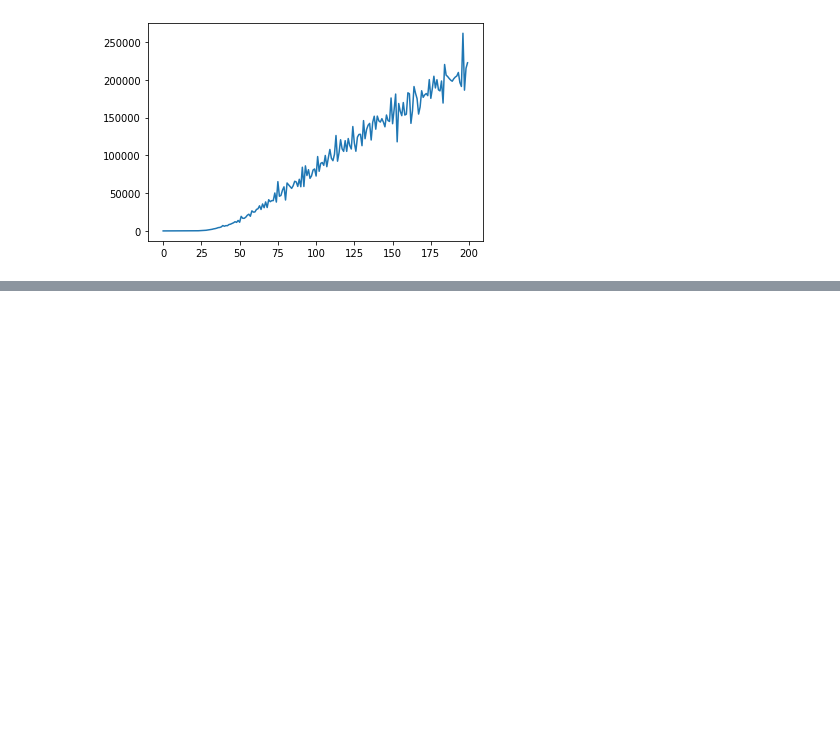
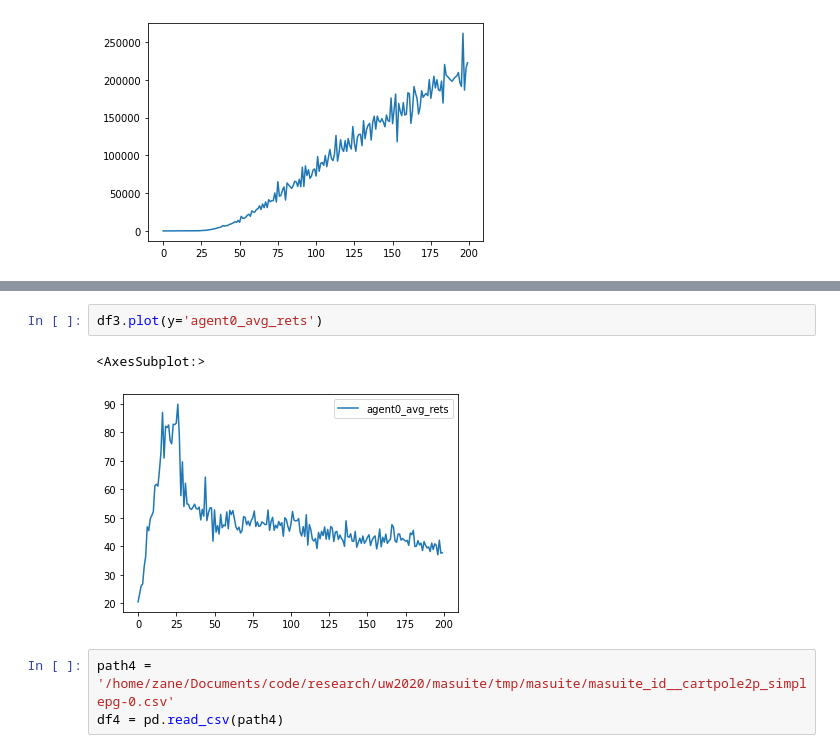
Before and after one commit to bchasnov/masuite, a Jupyter notebook: notebooks/plotting_tests.ipynb, the cells around one changed output, grey strips where cells are left out. Saved outputs shown, nothing was run; the diff lists cells and outputs as text; blank space fills up the shorter version.

```diff
--- a/notebooks/plotting_tests.ipynb
+++ b/notebooks/plotting_tests.ipynb
@@ -41,0 +48,8 @@ df.plot()
+# %%
+df3.plot(y='agent0_avg_rets')
+# %% [output]
+<AxesSubplot:>
+[figure, added]
+# %%
+path4 = '/home/zane/Documents/code/research/uw2020/masuite/tmp/masuite/masuite_id__cartpole2p_simplepg-0.csv'
+df4 = pd.read_csv(path4)
```
Also changed, not shown: parts of 11 cells of this notebook, 4 other files.
